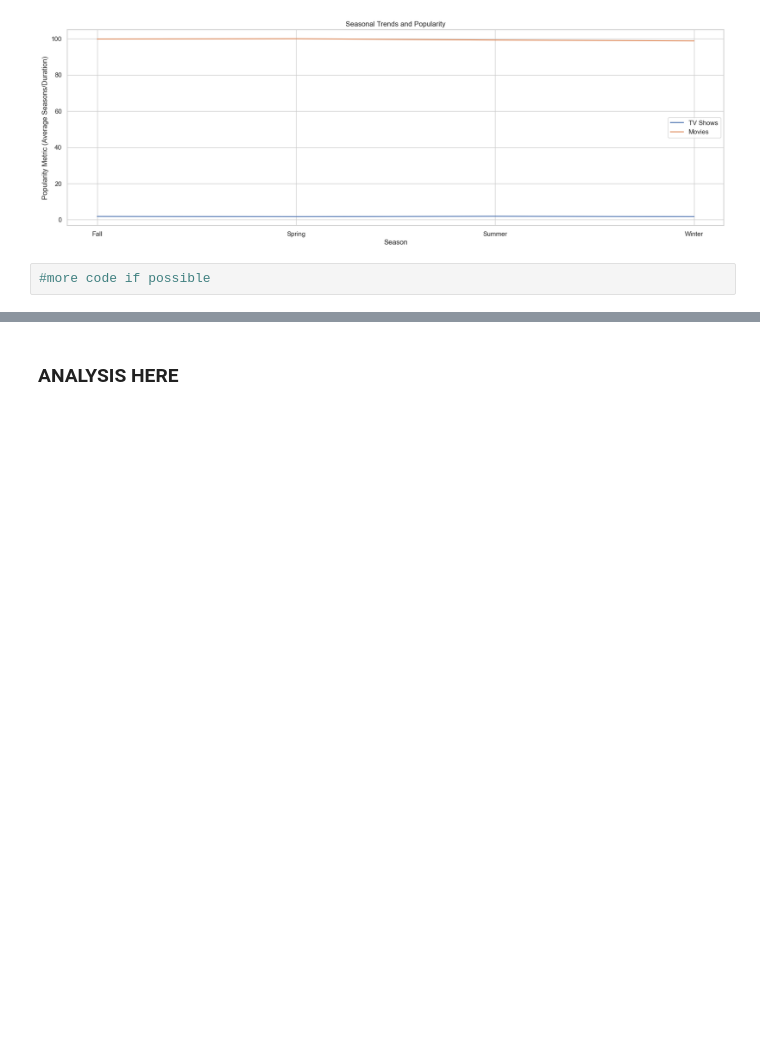
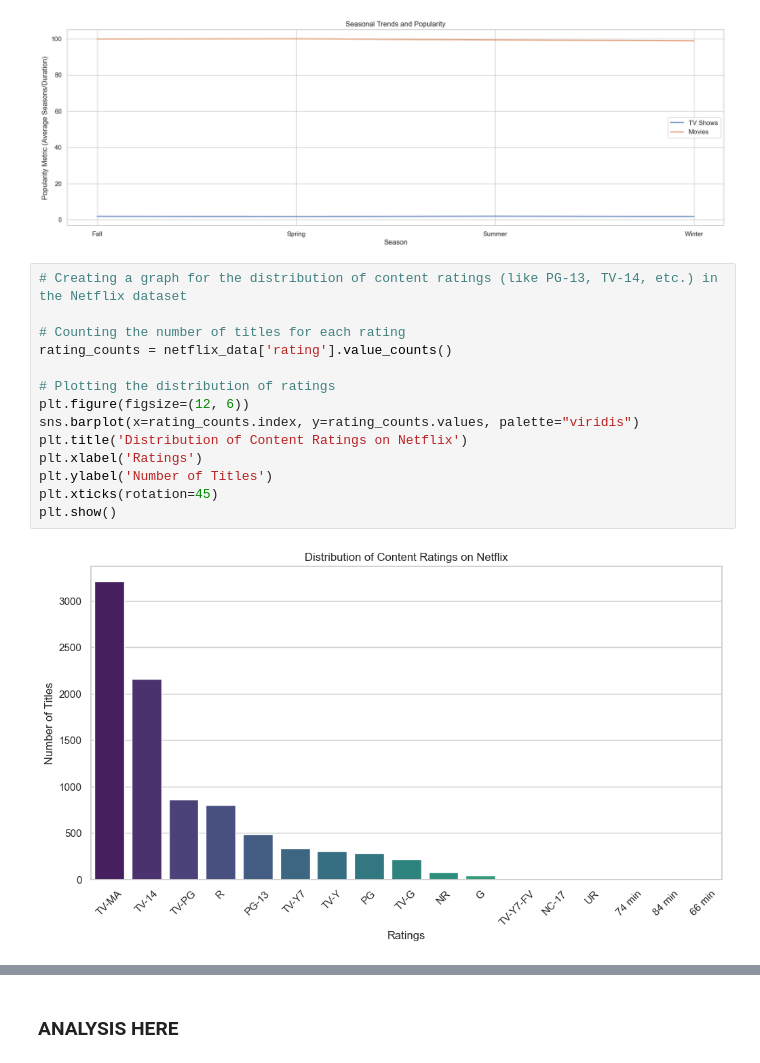
Before and after one commit to CSHieuV/MetaDataAnalysisCompetition, a Jupyter notebook: MetaAnalysis.ipynb, the cells around one changed output, grey strips where cells are left out. Cells and saved outputs as stored; diff of their text form; blank space fills up the shorter version.

```diff
--- a/MetaAnalysis.ipynb
+++ b/MetaAnalysis.ipynb
@@ -406,5 +433,19 @@ See the caveats in the documentation: https://pandas.pydata.org/pandas-docs/stab
   movies_data['duration_numeric'] = movies_data['duration'].str.extract(r'(\d+)').astype(int)
 [figure]
 [figure]
-# %%
-#more code if possible
+# %%
+# Creating a graph for the distribution of content ratings (like PG-13, TV-14, etc.) in the Netflix dataset
+
+# Counting the number of titles for each rating
+rating_counts = netflix_data['rating'].value_counts()
+
+# Plotting the distribution of ratings
+plt.figure(figsize=(12, 6))
+sns.barplot(x=rating_counts.index, y=rating_counts.values, palette="viridis")
+plt.title('Distribution of Content Ratings on Netflix')
+plt.xlabel('Ratings')
+plt.ylabel('Number of Titles')
+plt.xticks(rotation=45)
+plt.show()
+# %% [output]
+[figure, added]
```
Also changed, not shown: parts of 3 cells of this notebook, 1 other file.
